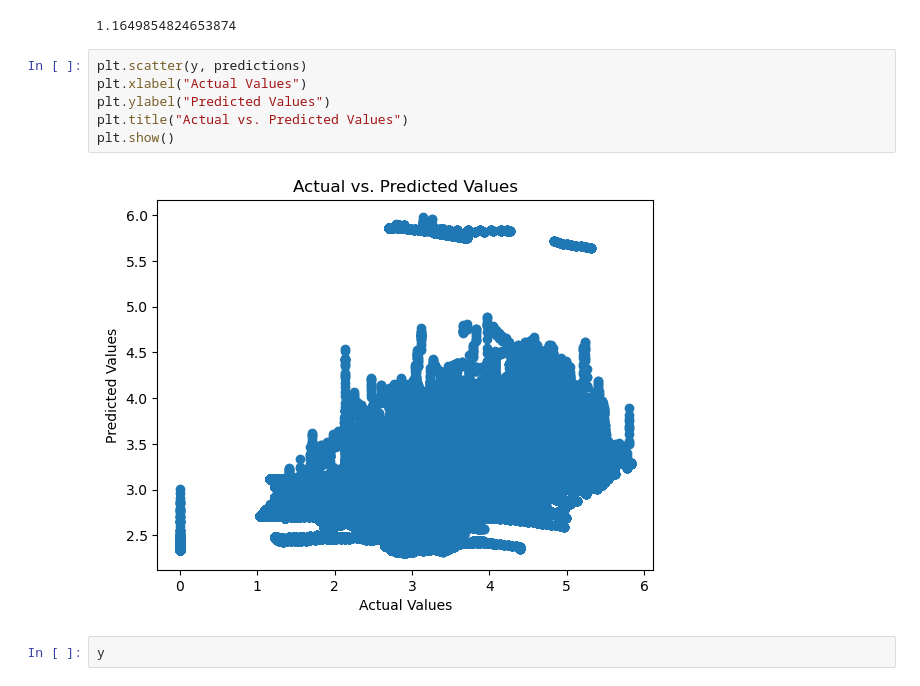
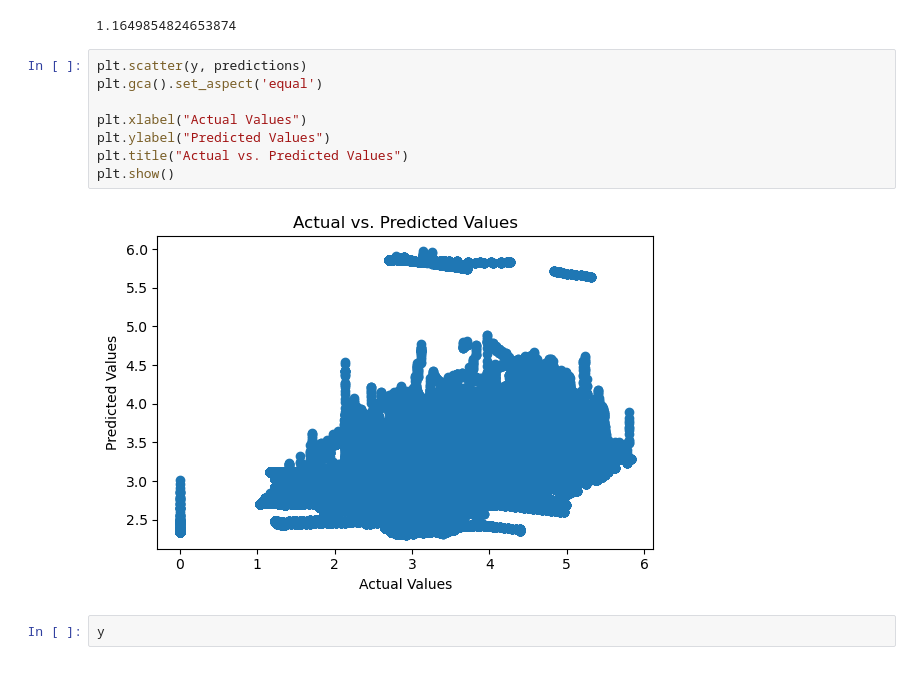
Before and after one commit to prio-data/Monthly-to-Annually-Link, a Jupyter notebook: F-test.ipynb, the cells around one changed output. Cells and saved outputs as stored; diff of their text form.

```diff
--- a/F-test.ipynb
+++ b/F-test.ipynb
@@ -111,12 +111,14 @@ r2
 1.1649854824653874
 # %%
 plt.scatter(y, predictions)
+plt.gca().set_aspect('equal')
+
 plt.xlabel("Actual Values")
 plt.ylabel("Predicted Values")
 plt.title("Actual vs. Predicted Values")
 plt.show()
 # %% [output]
-[figure, old version]
+[figure, new version]
 # %%
 y
 # %% [output]
```
Also changed, not shown: parts of 1 cell of this notebook, 4 other files.
